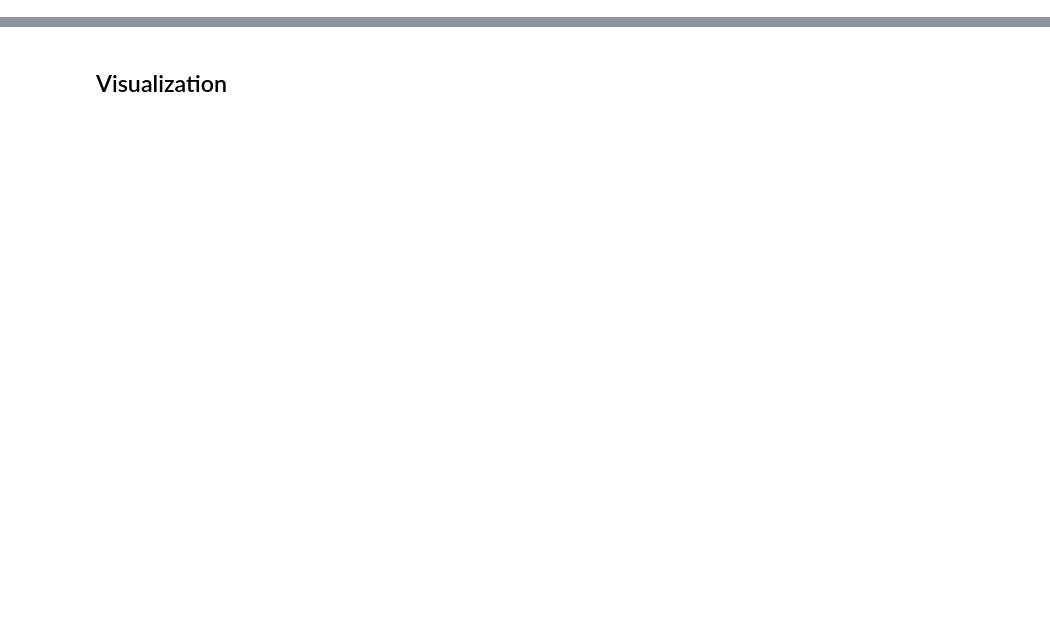
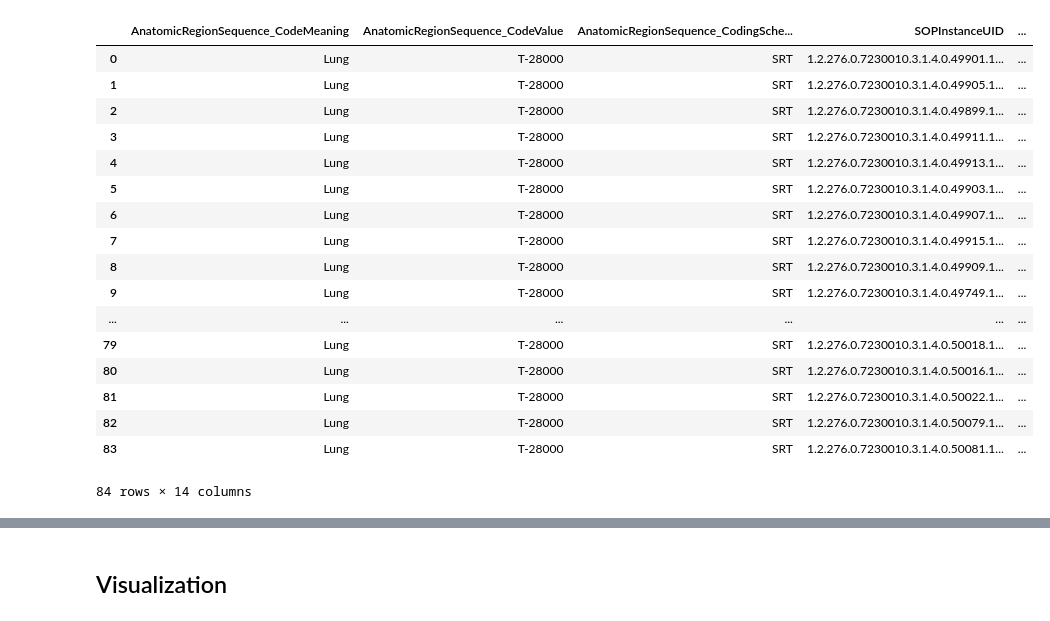
Before and after one commit to QIICR/lidc2dicom, a Jupyter notebook: notebooks/metadata_verification.ipynb, the cells around one changed output, grey strips where cells are left out. Saved outputs shown, nothing was run; the diff lists cells and outputs as text; code cells hidden in the pictures; blank space fills up the shorter version.

```diff
--- a/notebooks/metadata_verification.ipynb
+++ b/notebooks/metadata_verification.ipynb
@@ -42,21 +63,32 @@ DCMTABLES_PATH = "/Users/fedorov/Temp/LIDC_conversion2-tables"
+# %%
+for t in imagesTablesNames:
+  imagesTables[t].to_csv(sep="\t", path_or_buf="/Users/fedorov/Temp/"+t+".tsv")
 # %%
-# read DICOM metadata tables
-tablesNames = [
-               'CompositeContext', # one per DICOM file, attributes that are available in every DICOM object
+# read derived DICOM metadata tables
+derivedTablesNames = [
+               # one per DICOM file, attributes that are available in every DICOM object
+               'CompositeContext',
 
-               'References',       # when applicable, references to related DICOM objects in the derived datasets
+               # when applicable, references to related DICOM objects in the derived datasets
+               'References',
 
-               'CT', 'SEG','SR',     # modality-specific attributes
+               # modality-specific attributes
+               'SEG','SR',
 
-               'SEG_Segments','SEG_SegmentFrames',  # attributes specific to DICOM Segmentations; each Segmentation
-                                                    # object contains one or more segment, and each segment contains
-                                                    # one or more frame (i.e., "slice") with the labeled pixels
+               # attributes specific to DICOM Segmentations; each Segmentation
+               # object contains one or more segment, and each segment contains
+               # one or more frame (i.e., "slice") with the labeled pixels
+               'SEG_Segments','SEG_SegmentFrames',
 
-               'SR1500_Measurements','SR1500_MeasurementGroups', # attributes specific to DICOM Structured Reports (SR)
-               'SR1500_QualitativeEvaluations',     # qualitative assessments
+               # attributes specific to DICOM Structured Reports (SR)
+               'SR1500_Measurements','SR1500_MeasurementGroups',
 
-               'Instance2File'                      # pointer from the DICOM SOPInstanceUID to the file on the filesystem
+               # qualitative assessments
+               'SR1500_QualitativeEvaluations',
+
+               # pointer from the DICOM SOPInstanceUID to the file on the filesystem
+               'Instance2File'
               ]
-tables = {}
-for t in tablesNames:
-    tables[t]=pd.read_csv(os.path.join(DCMTABLES_PATH,t+'.tsv'), sep='\t', dtype=str, low_memory=False)
+derivedTables = {}
+for t in derivedTablesNames:
+    derivedTables[t]=pd.read_csv(os.path.join(DERIVED_TABLES_PATH,t+'.tsv'), sep='\t', dtype=str, low_memory=False)
@@ -63,3 +123,24 @@ for t in tablesNames:
+# %%
+derivedTables["SEG_Segments"]
+# %% [output]
+|  | AnatomicRegionSequence_CodeMeaning | AnatomicRegionSequence_CodeValue | AnatomicRegionSequence_CodingSche... | SOPInstanceUID | ... |
+| 0 | Lung | T-28000 | SRT | 1.2.276.0.7230010.3.1.4.0.49901.1... | ... |
+| 1 | Lung | T-28000 | SRT | 1.2.276.0.7230010.3.1.4.0.49905.1... | ... |
+| 2 | Lung | T-28000 | SRT | 1.2.276.0.7230010.3.1.4.0.49899.1... | ... |
+| 3 | Lung | T-28000 | SRT | 1.2.276.0.7230010.3.1.4.0.49911.1... | ... |
+| 4 | Lung | T-28000 | SRT | 1.2.276.0.7230010.3.1.4.0.49913.1... | ... |
+| 5 | Lung | T-28000 | SRT | 1.2.276.0.7230010.3.1.4.0.49903.1... | ... |
+| 6 | Lung | T-28000 | SRT | 1.2.276.0.7230010.3.1.4.0.49907.1... | ... |
+| 7 | Lung | T-28000 | SRT | 1.2.276.0.7230010.3.1.4.0.49915.1... | ... |
+| 8 | Lung | T-28000 | SRT | 1.2.276.0.7230010.3.1.4.0.49909.1... | ... |
+| 9 | Lung | T-28000 | SRT | 1.2.276.0.7230010.3.1.4.0.49749.1... | ... |
+| ... | ... | ... | ... | ... | ... |
+| 79 | Lung | T-28000 | SRT | 1.2.276.0.7230010.3.1.4.0.50018.1... | ... |
+| 80 | Lung | T-28000 | SRT | 1.2.276.0.7230010.3.1.4.0.50016.1... | ... |
+| 81 | Lung | T-28000 | SRT | 1.2.276.0.7230010.3.1.4.0.50022.1... | ... |
+| 82 | Lung | T-28000 | SRT | 1.2.276.0.7230010.3.1.4.0.50079.1... | ... |
+| 83 | Lung | T-28000 | SRT | 1.2.276.0.7230010.3.1.4.0.50081.1... | ... |
+84 rows × 14 columns
 # %%
 # load dictionaries
 
```
Also changed, not shown: parts of 8 cells of this notebook, 1 other file.
